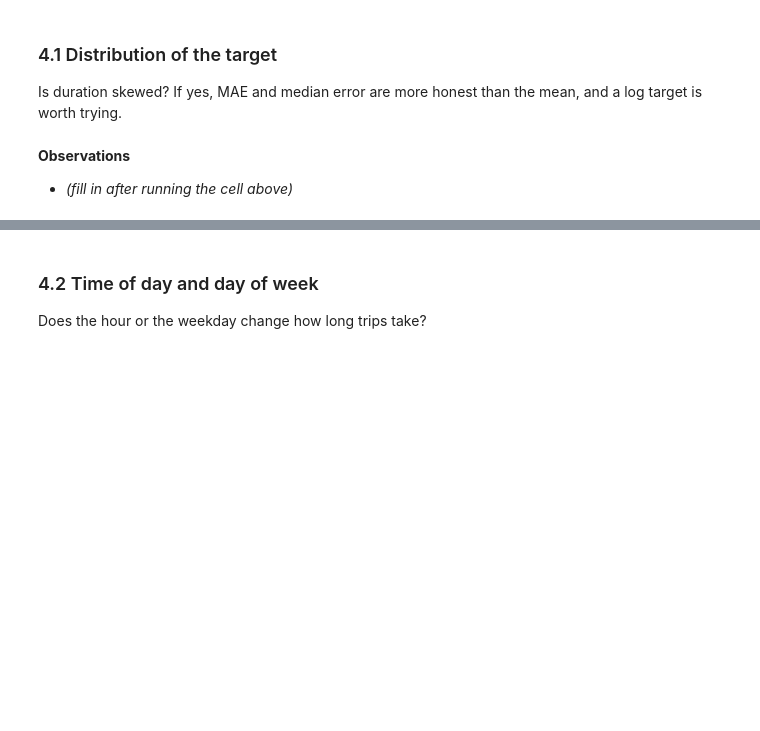
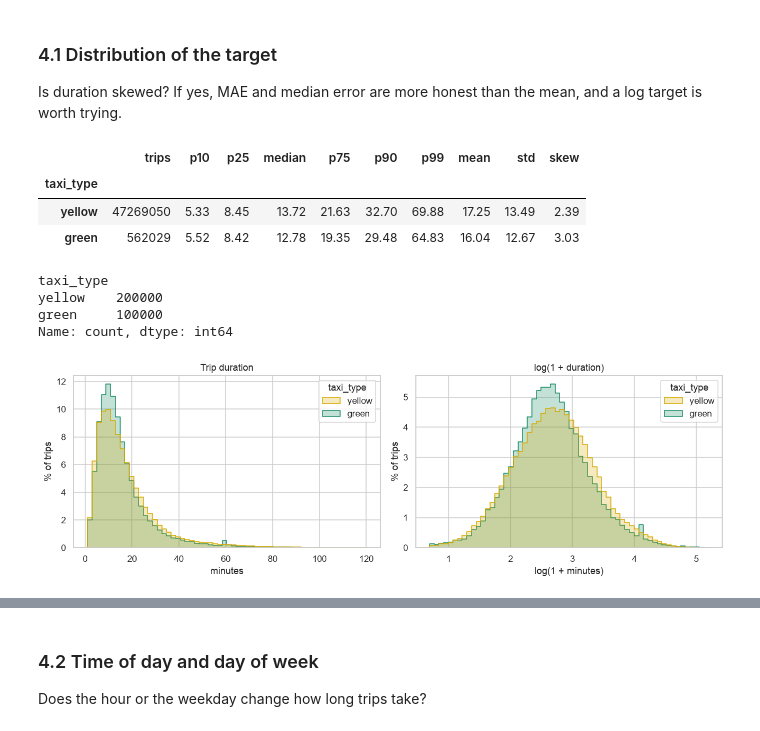
Before and after one commit to Shreyit/nyc-taxi-ml, a Jupyter notebook: notebooks/nyc_taxi_trip_duration.ipynb, the cells around one changed output, grey strips where cells are left out. Drawn from its saved outputs; the diff is of its cells as text; code cells hidden in the pictures; blank space fills up the shorter version.

```diff
--- a/notebooks/nyc_taxi_trip_duration.ipynb
+++ b/notebooks/nyc_taxi_trip_duration.ipynb
@@ -432,3 +512,55 @@ trying.
-# %% [markdown]
-**Observations**
-- *(fill in after running the cell above)*
+# %%
+con.execute("SET preserve_insertion_order = false")
+
+duration_stats = sql('''
+    SELECT taxi_type,
+           count(*)                AS trips,
+           quantile_cont(duration_min, [0.10, 0.25, 0.50, 0.75, 0.90, 0.99]) AS q,
+           avg(duration_min)       AS mean,
+           stddev(duration_min)    AS std,
+           skewness(duration_min)  AS skew
+    FROM trips
+    GROUP BY taxi_type
+    ORDER BY taxi_type DESC
+''').set_index("taxi_type")
+
+duration_stats[["p10", "p25", "median", "p75", "p90", "p99"]] = duration_stats.q.tolist()
+duration_stats = duration_stats.drop(columns="q")[["trips", "p10", "p25", "median", "p75", "p90", "p99", "mean", "std", "skew"]]
+duration_stats
+# %% [output]
+|  | trips | p10 | p25 | median | p75 | p90 | p99 | mean | std | skew |
+| taxi_type |  |  |  |  |  |  |  |  |  |  |
+| yellow | 47269050 | 5.33 | 8.45 | 13.72 | 21.63 | 32.70 | 69.88 | 17.25 | 13.49 | 2.39 |
+| green | 562029 | 5.52 | 8.42 | 12.78 | 19.35 | 29.48 | 64.83 | 16.04 | 12.67 | 3.03 |
+# %%
+#random sample
+def sample_fleet(taxi, n):
+    return sql(f'''
+        SELECT * FROM (SELECT taxi_type, duration_min FROM trips WHERE taxi_type = '{taxi}')
+        USING SAMPLE {n} ROWS (reservoir, {SEED})
+    ''')
+
+sample = pd.concat([sample_fleet("yellow", 200_000), sample_fleet("green", 100_000)], ignore_index=True)
+sample["log_duration"] = np.log1p(sample.duration_min)
+sample.taxi_type.value_counts()
+# %% [output]
+taxi_type
+yellow    200000
+green     100000
+Name: count, dtype: int64
+# %%
+fig, axes = plt.subplots(1, 2, figsize=(12, 4))
+
+sns.histplot(data=sample[sample.duration_min <= 120], x="duration_min", hue="taxi_type", palette=COLORS,
+             stat="percent", common_norm=False, binwidth=2, element="step", ax=axes[0])
+axes[0].set(title="Trip duration", xlabel="minutes", ylabel="% of trips")
+
+sns.histplot(data=sample, x="log_duration", hue="taxi_type", palette=COLORS,
+             stat="percent", common_norm=False, bins=60, element="step", ax=axes[1])
+axes[1].set(title="log(1 + duration)", xlabel="log(1 + minutes)", ylabel="% of trips")
+
+plt.tight_layout()
+plt.savefig(FIGURES / "duration_distribution.png")
+plt.show()
+# %% [output]
+[figure, added]
```
Also changed, not shown: parts of 59 cells of this notebook, 5 other files.
